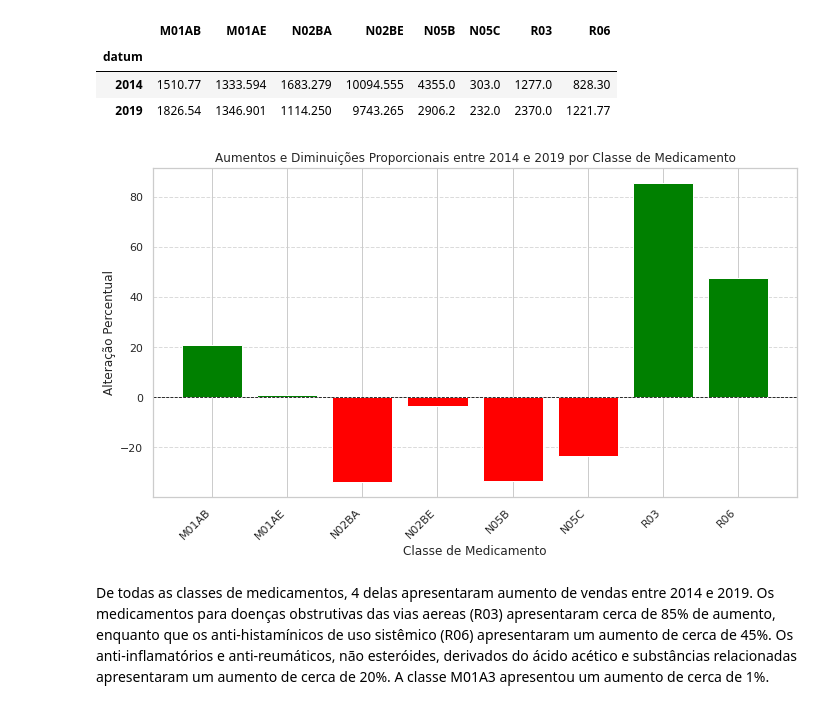
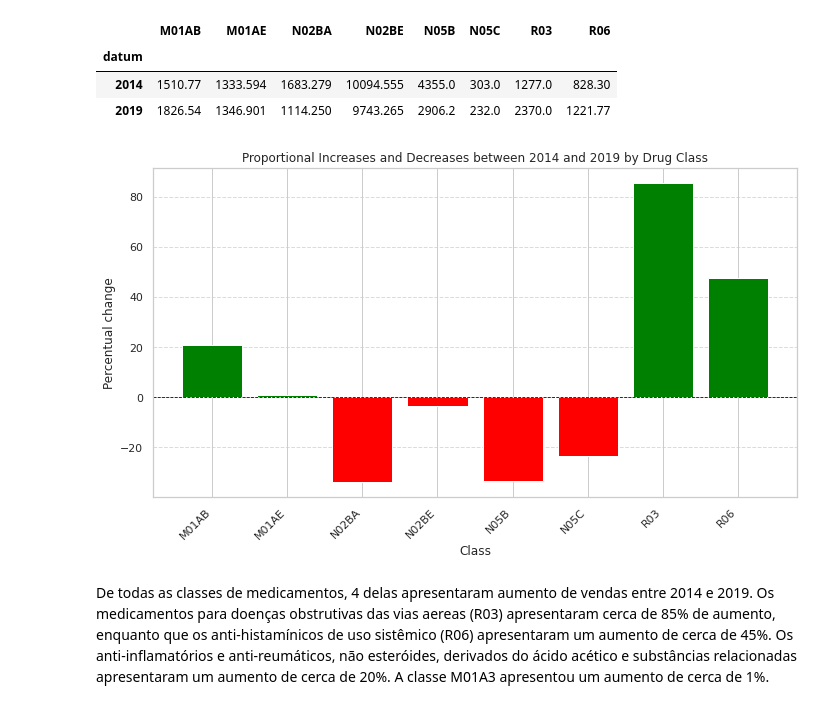
Before and after one commit to ailafelixa/EDA-Pharmaceutical-Sales, a Jupyter notebook: pharma-sales-analysis.ipynb, the cells around one changed output. Drawn from its saved outputs; the diff is of its cells as text; code cells hidden in the pictures.

Commit message:
Kaggle Notebook | Pharma Sales Data Analysis 💊  | Version 30

```diff
--- a/pharma-sales-analysis.ipynb
+++ b/pharma-sales-analysis.ipynb
@@ -265,9 +265,9 @@ for column in df_1.columns:
 
     plt.plot(df_1.index, df_1[column], marker='o', linestyle='-', label=column)
 
-    plt.xlabel('Ano')
-    plt.ylabel('Vendas')
-    plt.title(f'Vendas de {column} por Ano')
+    plt.xlabel('Year')
+    plt.ylabel('Sales')
+    plt.title(f'Sales of {column} per year')
     plt.legend()
     plt.grid(True)
 
@@ -316,30 +316,30 @@ df_1.head()
 # %%
 delta_df = pd.DataFrame(columns=['Classe', 'Alteração Percentual'])
 
 for column in df_1.columns:
     inicial = df_1.loc[2014, column]
     final = df_1.loc[2019, column]
 
     alteracao_percentual = ((final - inicial) / inicial) * 100
 
     # Adiciona os resultados ao DataFrame delta_df
     delta_df = delta_df.append({'Classe': column, 'Alteração Percentual': alteracao_percentual}, ignore_index=True)
 
 # Plota um gráfico de barras mostrando os aumentos e diminuições para cada classe de medicamento
 plt.figure(figsize=(10, 6))
 plt.bar(delta_df['Classe'], delta_df['Alteração Percentual'], color=['green' if x >= 0 else 'red' for x in delta_df['Alteração Percentual']])
-plt.xlabel('Classe de Medicamento')
-plt.ylabel('Alteração Percentual')
-plt.title('Aumentos e Diminuições Proporcionais entre 2014 e 2019 por Classe de Medicamento')
+plt.xlabel('Class')
+plt.ylabel('Percentual change')
+plt.title('Proportional Increases and Decreases between 2014 and 2019 by Drug Class')
 plt.xticks(rotation=45, ha='right')  # Rotaciona os rótulos no eixo x para melhor legibilidade
 plt.axhline(y=0, color='black', linestyle='--', linewidth=0.8)  # Adiciona uma linha horizontal em y=0
 plt.grid(axis='y', linestyle='--', alpha=0.7)
 
 # Exibe o gráfico de barras
 plt.tight_layout()
 plt.show()
 # %% [output]
-[figure, old version]
+[figure, new version]
 # %% [markdown]
 De todas as classes de medicamentos, 4 delas apresentaram aumento de vendas entre 2014 e 2019. Os medicamentos para doenças obstrutivas das vias aereas (R03) apresentaram cerca de 85% de aumento, enquanto que os anti-histamínicos de uso sistêmico (R06) apresentaram um aumento de cerca de 45%. Os anti-inflamatórios e anti-reumáticos, não esteróides, derivados do ácido acético e substâncias relacionadas apresentaram um aumento de cerca de 20%. A classe M01A3 apresentou um aumento de cerca de 1%.
 # %% [markdown]
```
Also changed, not shown: parts of 7 cells of this notebook.
